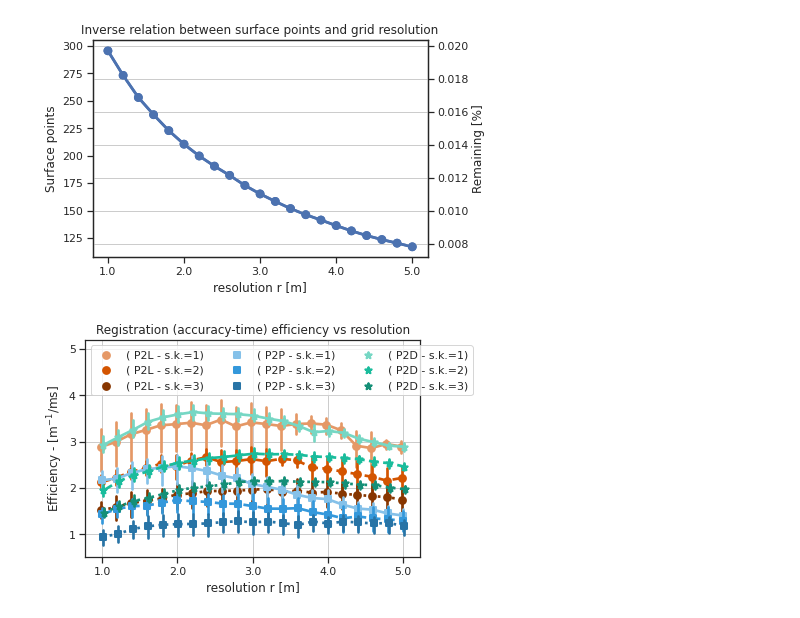
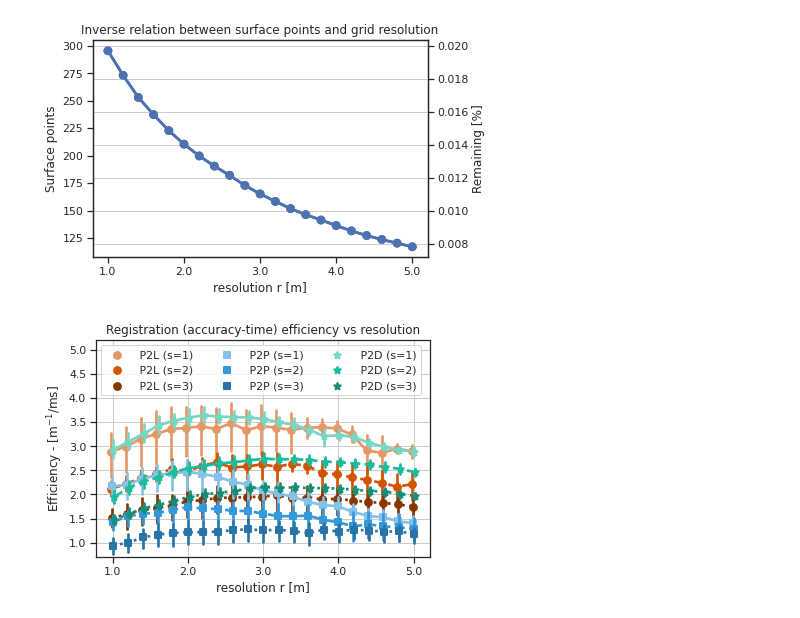
Before and after one commit to dan11003/CFEAR_Radarodometry_evaluation_public, a Jupyter notebook: 5_resolution_eval/5_resolution_eval.ipynb, the cells around one changed output. Drawn from its saved outputs; the diff is of its cells as text; code cells hidden in the pictures.

```diff
--- a/5_resolution_eval/5_resolution_eval.ipynb
+++ b/5_resolution_eval/5_resolution_eval.ipynb
@@ -153,28 +153,28 @@ fig.savefig('./output/Surface_points_and_grid_size.png', format='png', dpi=1000,
 # %%
 plt.figure(4)
 ######### plt.title('Efficiency of cost function and submap keyframes (s.k.)') ############
-df[cost_and_submap_str] = df.apply(lambda row: "("+row["Cost type"] +" - s.k.="+ str(row["submap keyframes"])+")", axis=1)
+df[cost_and_submap_str] = df.apply(lambda row: row["Cost type"] +" (s="+ str(row["submap keyframes"])+")", axis=1)
 sns_plot4=sns.pointplot( x="resolution r [m]", y=efficiency_str, hue=cost_and_submap_str,
                    data=df, dodge=True,palette=pal,markers=mar,linestyles=lin)
 sns_plot4.legend(frameon=True, loc='upper center', ncol=3)
 plt.locator_params(axis='x', nbins=5)
 
 legend4=sns_plot4.legend(loc='upper left', ncol=3,fancybox=True, framealpha=0.8)
 
 legend4.set_zorder(20) # make it on top
 legend4.set_frame_on(False) # make it transparent
 legend4.set_frame_on(True) # make sure there is any background
 plt.locator_params(axis='x', nbins=5)
 
 plt.title('Registration (accuracy-time) efficiency vs resolution')
-plt.ylim(0.5, 5.2)
+plt.ylim(0.7, 5.2)
 #plt.xlim(0,15)
 plt.grid()
 plt.show()
 
 fig=sns_plot4.get_figure()
 fig.savefig('./output/Efficiency_of_cost_function_and_submap_keyframes.pdf', format='pdf')
 fig.savefig('./output/Efficiency_of_cost_function_and_submap_keyframes.png', format='png', dpi=1000)
 ############################################################################################
 # %% [output]
-[figure, old version]
+[figure, new version]
```
Also changed, not shown: parts of 2 cells of this notebook, 2 other files.
